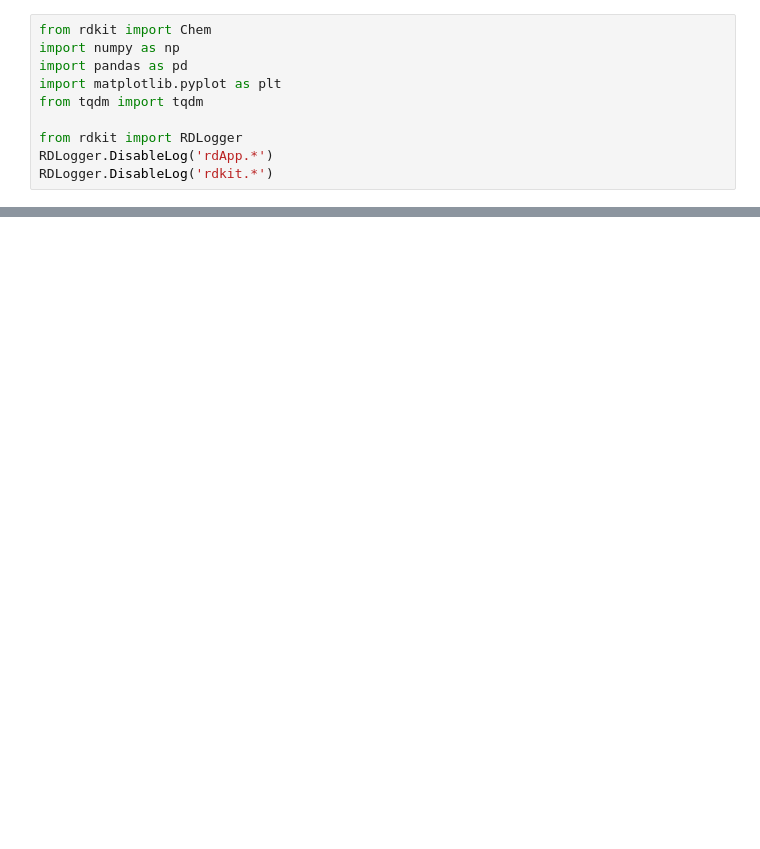
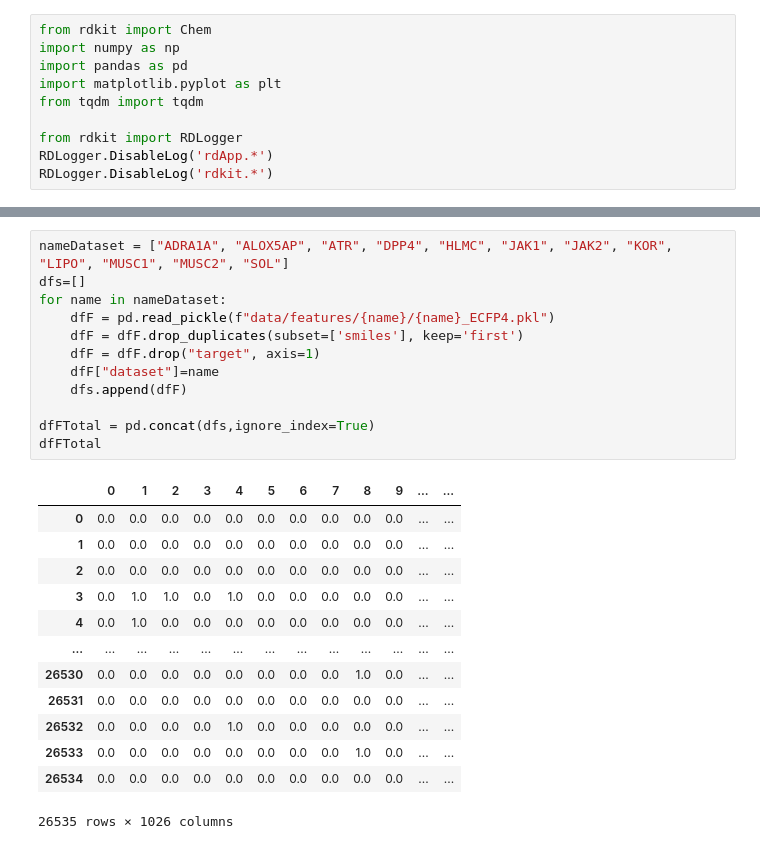
Before and after one commit to victosdur/ECTforMoleculeMachineLearningTask, a Jupyter notebook: Drafts.ipynb, the cells around one changed output, grey strips where cells are left out. Saved outputs shown, nothing was run; the diff lists cells and outputs as text; blank space fills up the shorter version.

```diff
--- a/Drafts.ipynb
+++ b/Drafts.ipynb
@@ -188,0 +28,26 @@ plt.show()
+# %%
+nameDataset = ["ADRA1A", "ALOX5AP", "ATR", "DPP4", "HLMC", "JAK1", "JAK2", "KOR", "LIPO", "MUSC1", "MUSC2", "SOL"]
+dfs=[]
+for name in nameDataset:
+    dfF = pd.read_pickle(f"data/features/{name}/{name}_ECFP4.pkl")
+    dfF = dfF.drop_duplicates(subset=['smiles'], keep='first')
+    dfF = dfF.drop("target", axis=1)
+    dfF["dataset"]=name
+    dfs.append(dfF)
+
+dfFTotal = pd.concat(dfs,ignore_index=True)
+dfFTotal
+# %% [output]
+|  | 0 | 1 | 2 | 3 | 4 | 5 | 6 | 7 | 8 | 9 | ... | ... |
+| 0 | 0.0 | 0.0 | 0.0 | 0.0 | 0.0 | 0.0 | 0.0 | 0.0 | 0.0 | 0.0 | ... | ... |
+| 1 | 0.0 | 0.0 | 0.0 | 0.0 | 0.0 | 0.0 | 0.0 | 0.0 | 0.0 | 0.0 | ... | ... |
+| 2 | 0.0 | 0.0 | 0.0 | 0.0 | 0.0 | 0.0 | 0.0 | 0.0 | 0.0 | 0.0 | ... | ... |
+| 3 | 0.0 | 1.0 | 1.0 | 0.0 | 1.0 | 0.0 | 0.0 | 0.0 | 0.0 | 0.0 | ... | ... |
+| 4 | 0.0 | 1.0 | 0.0 | 0.0 | 0.0 | 0.0 | 0.0 | 0.0 | 0.0 | 0.0 | ... | ... |
+| ... | ... | ... | ... | ... | ... | ... | ... | ... | ... | ... | ... | ... |
+| 26530 | 0.0 | 0.0 | 0.0 | 0.0 | 0.0 | 0.0 | 0.0 | 0.0 | 1.0 | 0.0 | ... | ... |
+| 26531 | 0.0 | 0.0 | 0.0 | 0.0 | 0.0 | 0.0 | 0.0 | 0.0 | 0.0 | 0.0 | ... | ... |
+| 26532 | 0.0 | 0.0 | 0.0 | 0.0 | 1.0 | 0.0 | 0.0 | 0.0 | 0.0 | 0.0 | ... | ... |
+| 26533 | 0.0 | 0.0 | 0.0 | 0.0 | 0.0 | 0.0 | 0.0 | 0.0 | 1.0 | 0.0 | ... | ... |
+| 26534 | 0.0 | 0.0 | 0.0 | 0.0 | 0.0 | 0.0 | 0.0 | 0.0 | 0.0 | 0.0 | ... | ... |
+26535 rows × 1026 columns
```
Also changed, not shown: parts of 20 cells of this notebook, 37 other files.
